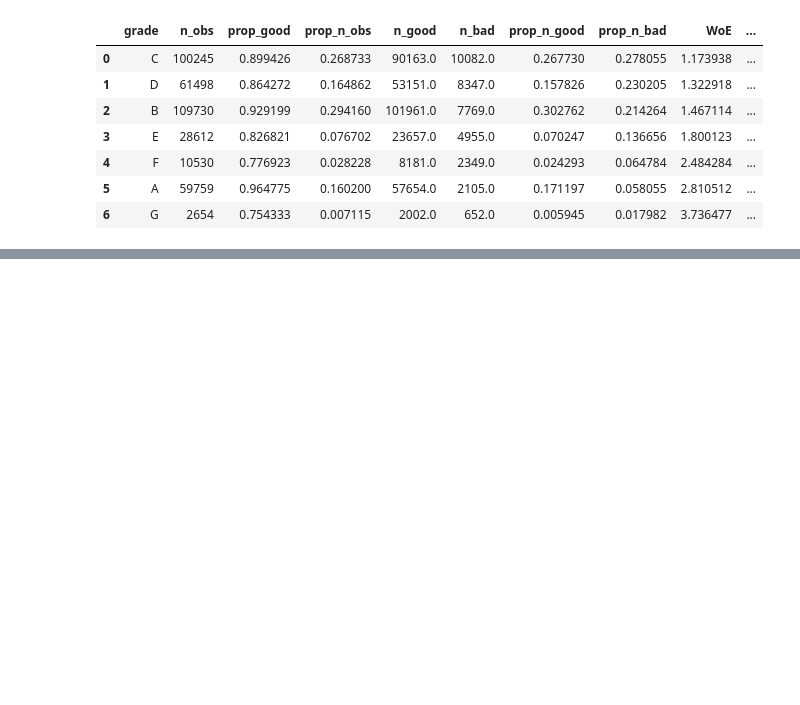
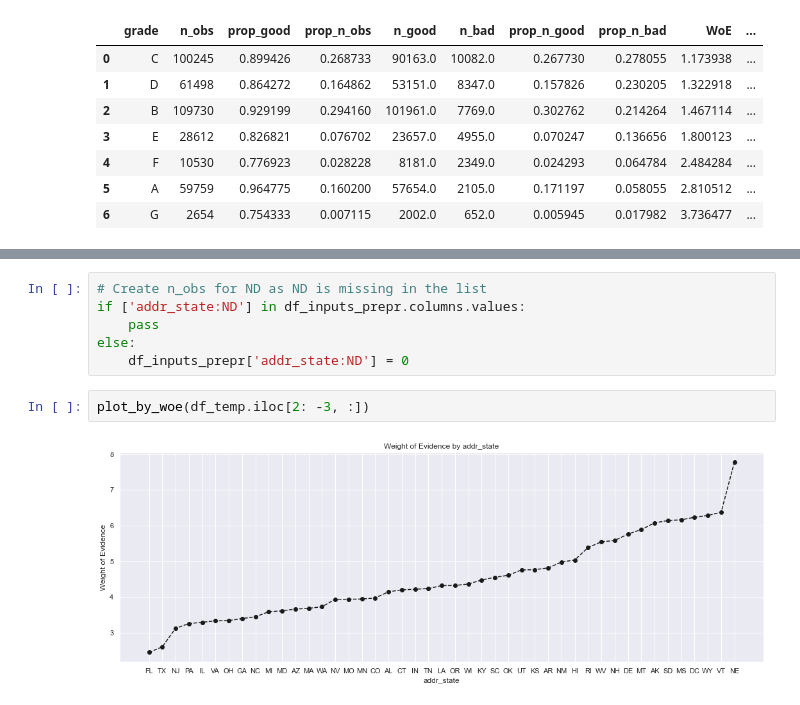
Before and after one commit to oaagboro/credit_risk_modelling, a Jupyter notebook: 2_Preprocessing_Discrete_Variables.ipynb, the cells around one changed output, grey strips where cells are left out. Saved outputs shown, nothing was run; the diff lists cells and outputs as text; blank space fills up the shorter version.

```diff
--- a/2_Preprocessing_Discrete_Variables.ipynb
+++ b/2_Preprocessing_Discrete_Variables.ipynb
@@ -468,0 +537,10 @@ df_temp
+# %%
+# Create n_obs for ND as ND is missing in the list
+if ['addr_state:ND'] in df_inputs_prepr.columns.values:
+    pass
+else:
+    df_inputs_prepr['addr_state:ND'] = 0
+# %%
+plot_by_woe(df_temp.iloc[2: -3, :])
+# %% [output]
+[figure, added]
```
Also changed, not shown: parts of 19 cells of this notebook.
